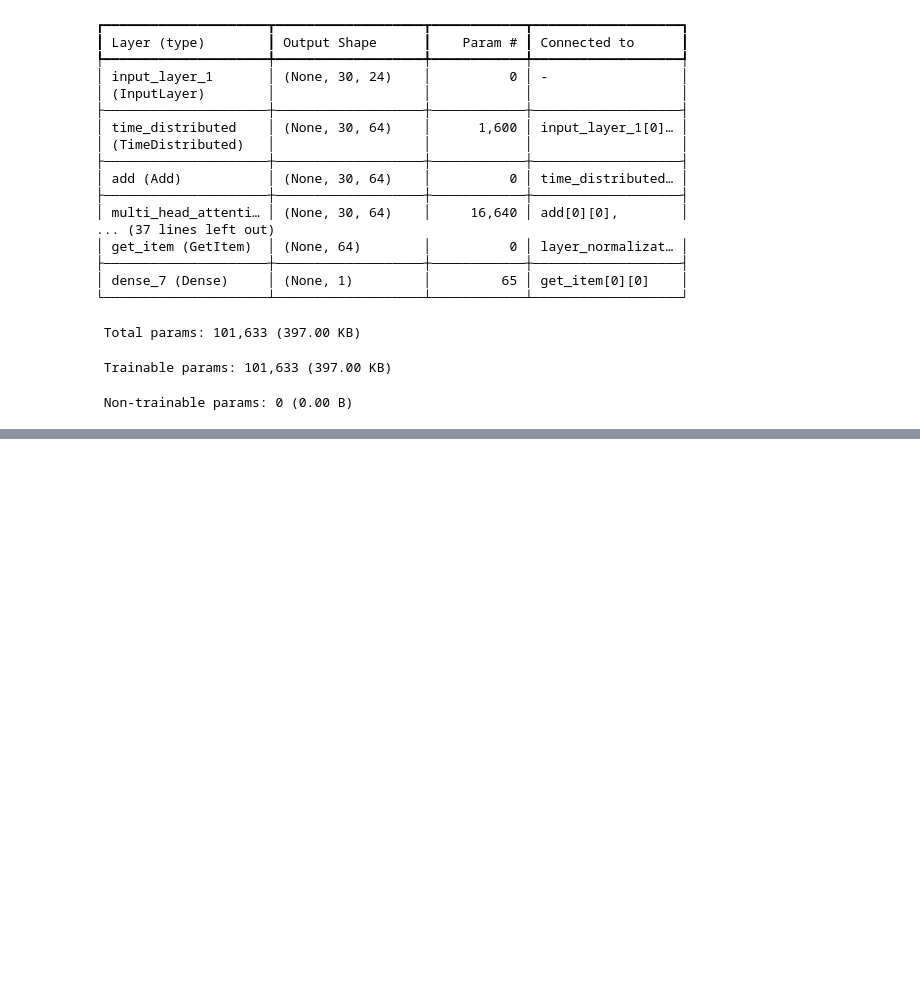
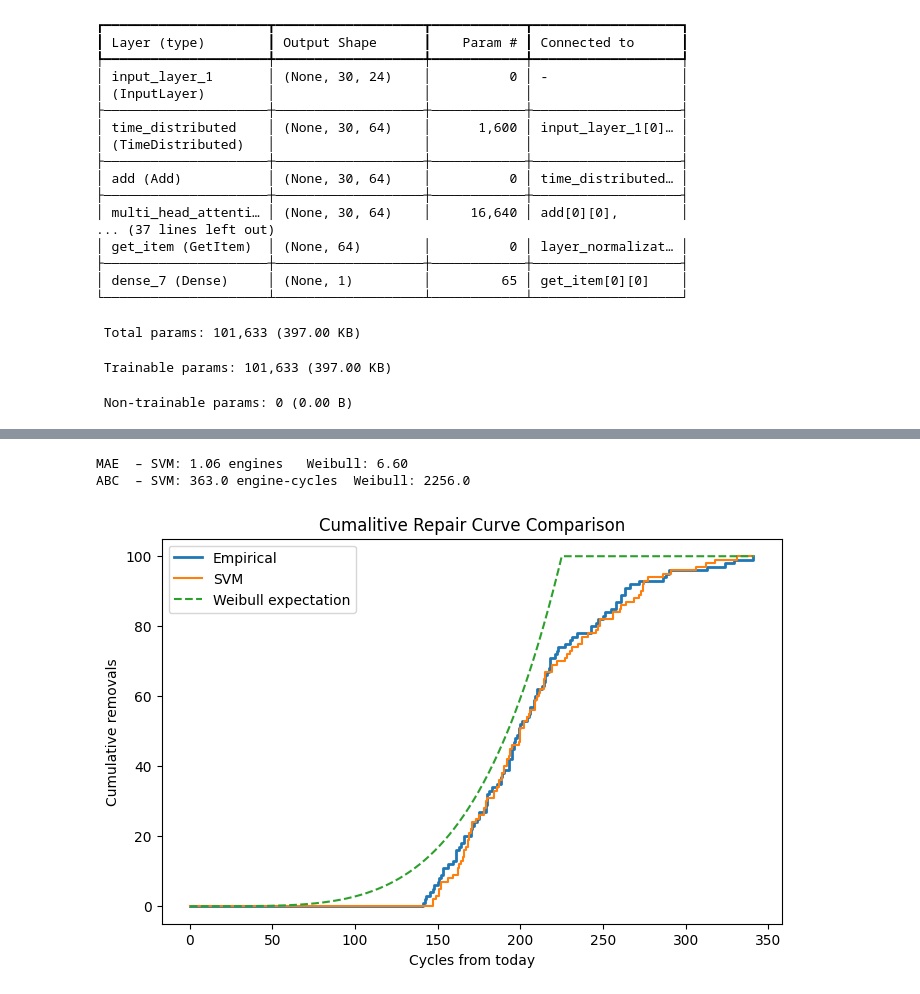
Before and after one commit to eGamez01/cbm_plus, a Jupyter notebook: cbm_plus_ex1.ipynb, the cells around one changed output, grey strips where cells are left out. Cells and saved outputs as stored; diff of their text form; code cells hidden in the pictures; blank space fills up the shorter version.

```diff
--- a/cbm_plus_ex1.ipynb
+++ b/cbm_plus_ex1.ipynb
@@ -641,0 +771,40 @@ Random Forest 63.18% 25.21       201.566           0.060    201.625
+# %%
+# 0. Inputs already in memory
+#    ages  : current age per engine (len 100)
+#    y_test: RUL_truth  (len 100)
+#    y_pred: RUL_pred_SVM (len 100)
+#    beta, eta from Weibull fit
+
+# 1. Failure cycles
+fail_emp = ages + y_test
+fail_svm = ages + y_pred
+
+# 2. Sort and cumulative counts
+t_axis   = np.arange(0, int(fail_emp.max())+1)          # every cycle
+N_emp    = np.searchsorted(np.sort(fail_emp), t_axis, side='right')
+N_svm    = np.searchsorted(np.sort(fail_svm), t_axis, side='right')
+N_weib   = len(ages) * (t_axis / eta)**beta             # expectation
+
+# 3. Clip Weibull curve to fleet size
+N_weib = np.clip(N_weib, 0, len(ages))
+# %%
+mae_svm   = np.mean(np.abs(N_svm  - N_emp))
+mae_weib  = np.mean(np.abs(N_weib - N_emp))
+
+abc_svm   = np.trapz(np.abs(N_svm  - N_emp), t_axis)
+abc_weib  = np.trapz(np.abs(N_weib - N_emp), t_axis)
+
+print(f"MAE  – SVM: {mae_svm:.2f} engines   Weibull: {mae_weib:.2f}")
+print(f"ABC  – SVM: {abc_svm:.1f} engine-cycles  Weibull: {abc_weib:.1f}")
+# %% [output]
+MAE  – SVM: 1.06 engines   Weibull: 6.60
+ABC  – SVM: 363.0 engine-cycles  Weibull: 2256.0
+# %%
+plt.figure(figsize=(8,5))
+plt.step(t_axis, N_emp,  where='post', label='Empirical', lw=2)
+plt.step(t_axis, N_svm,  where='post', label='SVM',      lw=1.5)
+plt.plot(t_axis, N_weib,               label='Weibull expectation', ls='--')
+plt.xlabel("Cycles from today"); plt.ylabel("Cumulative removals")
+plt.legend(); plt.title("Cumalitive Repair Curve Comparison"); plt.show()
+# %% [output]
+[figure, added]
```
Also changed, not shown: parts of 22 cells of this notebook.
